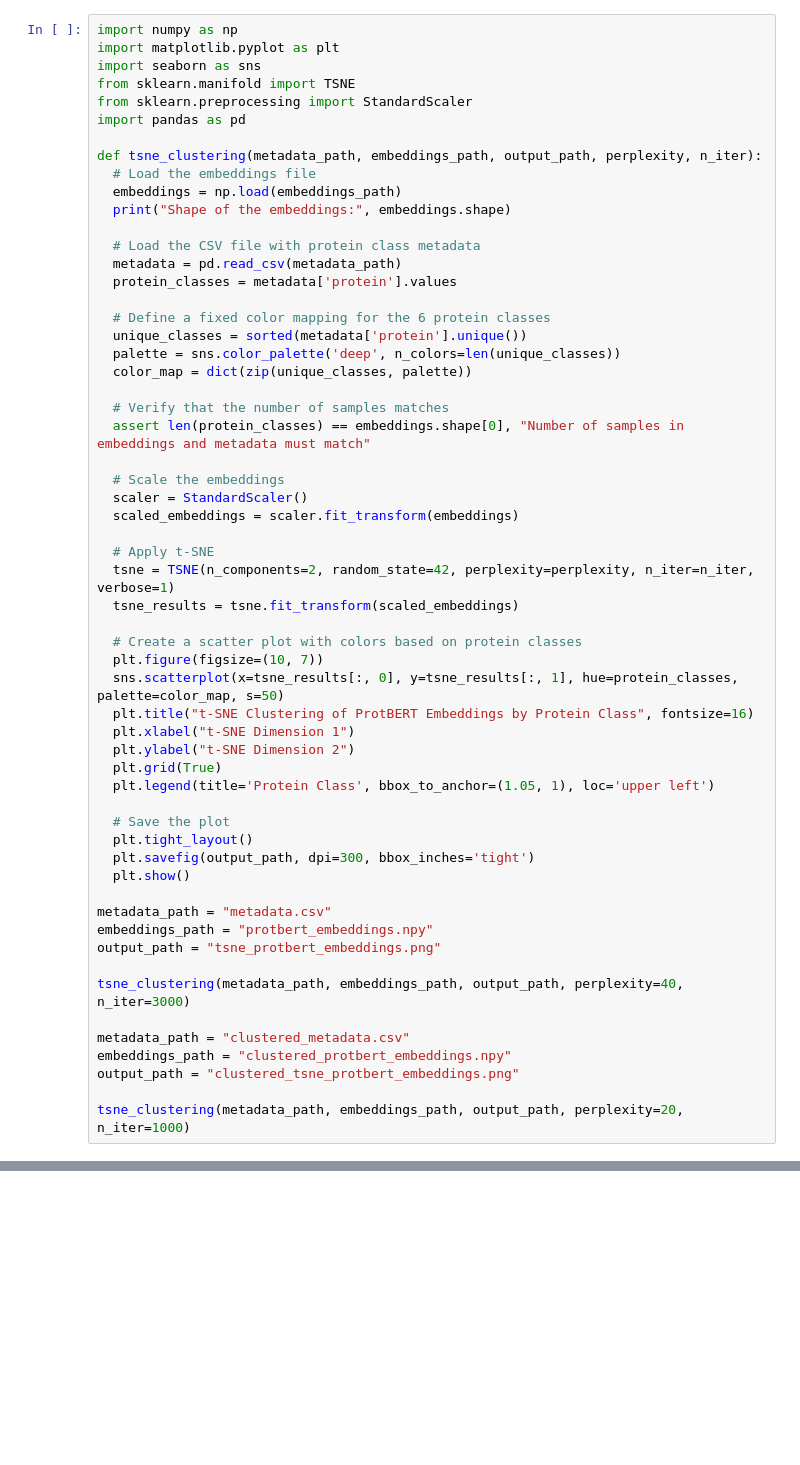
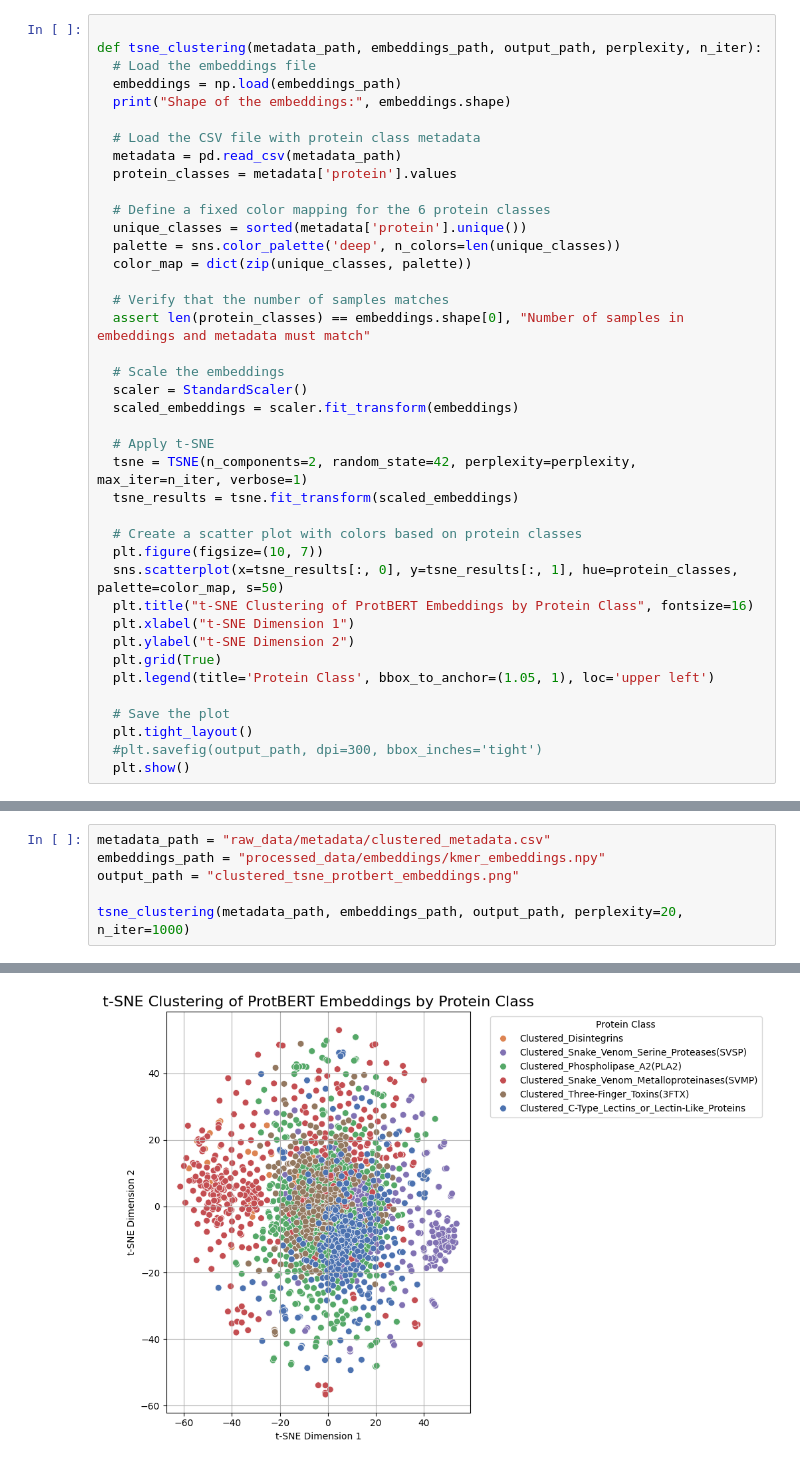
Before and after one commit to lukedrichard/Snake_Venom_Project, a Jupyter notebook: scripts/t_sne.ipynb, the cells around one changed output, grey strips where cells are left out. Cells and saved outputs as stored; diff of their text form; blank space fills up the shorter version.

```diff
--- a/scripts/t_sne.ipynb
+++ b/scripts/t_sne.ipynb
@@ -1,10 +9,4 @@
 # %%
-import numpy as np
-import matplotlib.pyplot as plt
-import seaborn as sns
-from sklearn.manifold import TSNE
-from sklearn.preprocessing import StandardScaler
-import pandas as pd
 
 def tsne_clustering(metadata_path, embeddings_path, output_path, perplexity, n_iter):
   # Load the embeddings file
@@ -28,7 +30,7 @@ def tsne_clustering(metadata_path, embeddings_path, output_path, perplexity, n_i
   scaled_embeddings = scaler.fit_transform(embeddings)
 
   # Apply t-SNE
-  tsne = TSNE(n_components=2, random_state=42, perplexity=perplexity, n_iter=n_iter, verbose=1)
+  tsne = TSNE(n_components=2, random_state=42, perplexity=perplexity, max_iter=n_iter, verbose=1)
   tsne_results = tsne.fit_transform(scaled_embeddings)
 
   # Create a scatter plot with colors based on protein classes
@@ -42,17 +44,5 @@ def tsne_clustering(metadata_path, embeddings_path, output_path, perplexity, n_i
 
   # Save the plot
   plt.tight_layout()
-  plt.savefig(output_path, dpi=300, bbox_inches='tight')
+  #plt.savefig(output_path, dpi=300, bbox_inches='tight')
   plt.show()
-
-metadata_path = "metadata.csv"
-embeddings_path = "protbert_embeddings.npy"
-output_path = "tsne_protbert_embeddings.png"
-
-tsne_clustering(metadata_path, embeddings_path, output_path, perplexity=40, n_iter=3000)
-
-metadata_path = "clustered_metadata.csv"
-embeddings_path = "clustered_protbert_embeddings.npy"
-output_path = "clustered_tsne_protbert_embeddings.png"
-
-tsne_clustering(metadata_path, embeddings_path, output_path, perplexity=20, n_iter=1000)
@@ -84,0 +66,7 @@ Shape of the embeddings: (1934, 1024)
+# %%
+metadata_path = "raw_data/metadata/clustered_metadata.csv"
+embeddings_path = "processed_data/embeddings/kmer_embeddings.npy"
+output_path = "clustered_tsne_protbert_embeddings.png"
+
+tsne_clustering(metadata_path, embeddings_path, output_path, perplexity=20, n_iter=1000)
+# %% [output]
@@ -84,0 +82 @@ Shape of the embeddings: (1934, 1024)
+[figure, added]
```
Also changed, not shown: parts of 5 cells of this notebook, 46 other files.
